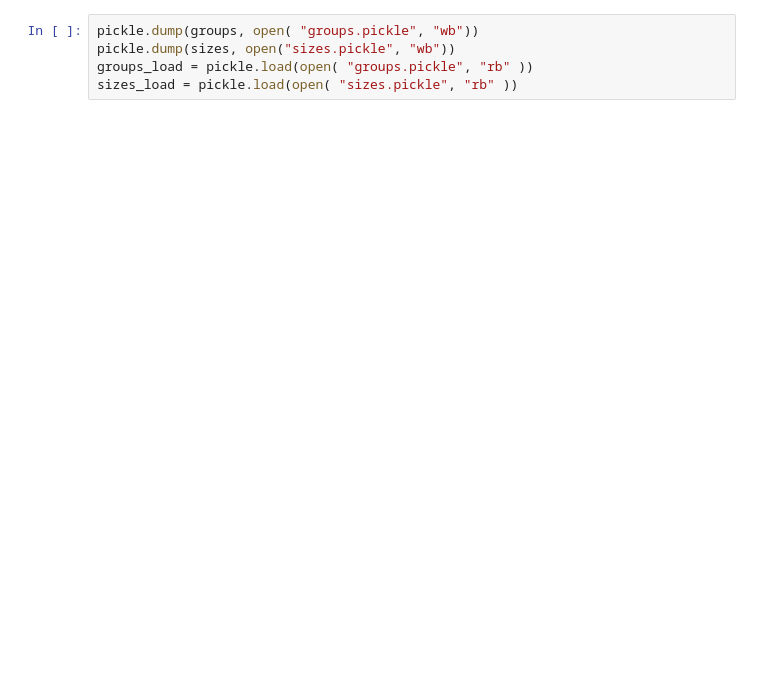
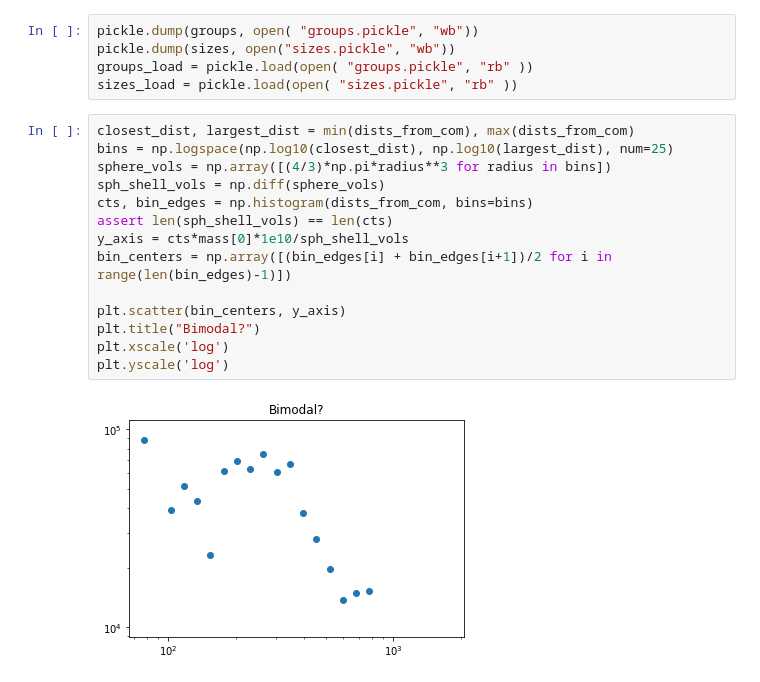
Before and after one commit to EthanMarx/astro_numerical_project, a Jupyter notebook: analysis.ipynb, the cells around one changed output. Drawn from its saved outputs; the diff is of its cells as text; blank space fills up the shorter version.

```diff
--- a/analysis.ipynb
+++ b/analysis.ipynb
@@ -111,3 +134,19 @@ pickle.dump(groups, open( "groups.pickle", "wb"))
 pickle.dump(sizes, open("sizes.pickle", "wb"))
 groups_load = pickle.load(open( "groups.pickle", "rb" ))
 sizes_load = pickle.load(open( "sizes.pickle", "rb" ))
+# %%
+closest_dist, largest_dist = min(dists_from_com), max(dists_from_com)
+bins = np.logspace(np.log10(closest_dist), np.log10(largest_dist), num=25)
+sphere_vols = np.array([(4/3)*np.pi*radius**3 for radius in bins])
+sph_shell_vols = np.diff(sphere_vols)
+cts, bin_edges = np.histogram(dists_from_com, bins=bins)
+assert len(sph_shell_vols) == len(cts)
+y_axis = cts*mass[0]*1e10/sph_shell_vols
+bin_centers = np.array([(bin_edges[i] + bin_edges[i+1])/2 for i in range(len(bin_edges)-1)])
+
+plt.scatter(bin_centers, y_axis)
+plt.title("Bimodal?")
+plt.xscale('log')
+plt.yscale('log')
+# %% [output]
+[figure, added]
```
Also changed, not shown: parts of 11 cells of this notebook.
